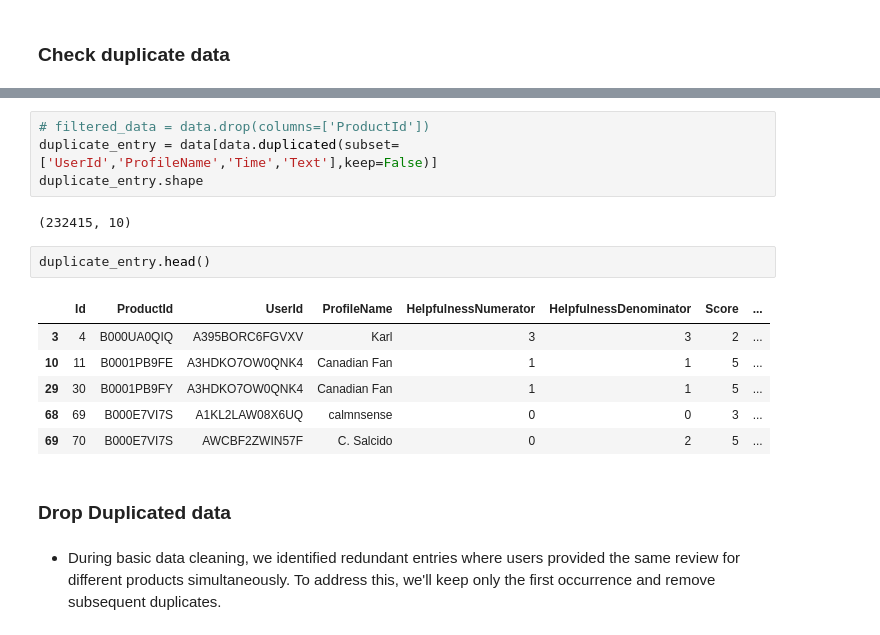
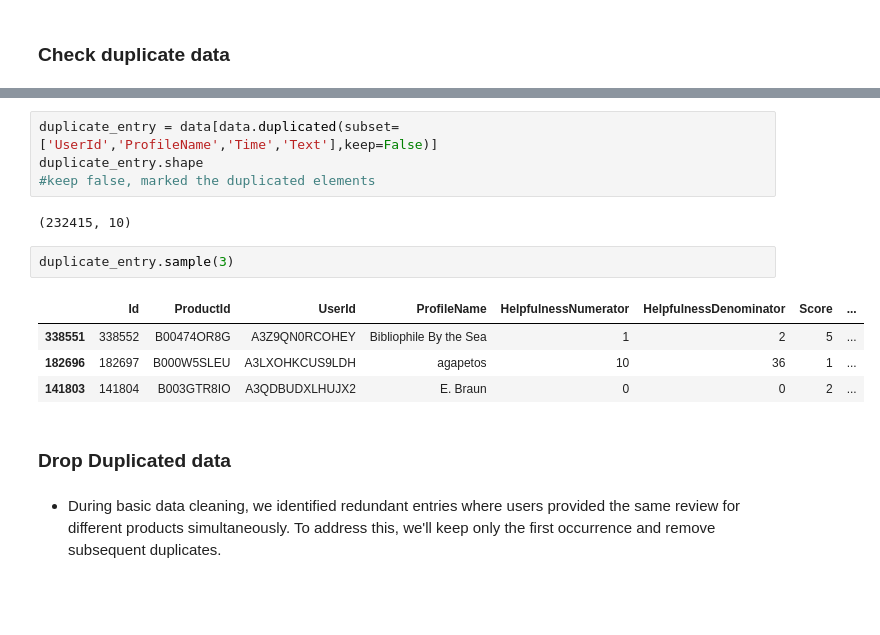
Before and after one commit to 87tana/NLP_SentimentAnalysis, a Jupyter notebook: EDA_Feature Engineering_Preprocessing.ipynb, the cells around one changed output, grey strips where cells are left out. Cells and saved outputs as stored; diff of their text form; blank space fills up the shorter version.

```diff
--- a/EDA_Feature Engineering_Preprocessing.ipynb
+++ b/EDA_Feature Engineering_Preprocessing.ipynb
@@ -111,20 +135,18 @@ dtype: bool
 # %%
-# filtered_data = data.drop(columns=['ProductId'])
 duplicate_entry = data[data.duplicated(subset=['UserId','ProfileName','Time','Text'],keep=False)]
 duplicate_entry.shape
+#keep false, marked the duplicated elements
 # %% [output]
 (232415, 10)
 # %%
-duplicate_entry.head()
+duplicate_entry.sample(3)
 # %% [output]
 |  | Id | ProductId | UserId | ProfileName | HelpfulnessNumerator | HelpfulnessDenominator | Score | ... |
-| 3 | 4 | B000UA0QIQ | A395BORC6FGVXV | Karl | 3 | 3 | 2 | ... |
-| 10 | 11 | B0001PB9FE | A3HDKO7OW0QNK4 | Canadian Fan | 1 | 1 | 5 | ... |
-| 29 | 30 | B0001PB9FY | A3HDKO7OW0QNK4 | Canadian Fan | 1 | 1 | 5 | ... |
-| 68 | 69 | B000E7VI7S | A1KL2LAW08X6UQ | calmnsense | 0 | 0 | 3 | ... |
-| 69 | 70 | B000E7VI7S | AWCBF2ZWIN57F | C. Salcido | 0 | 2 | 5 | ... |
+| 338551 | 338552 | B00474OR8G | A3Z9QN0RCOHEY | Bibliophile By the Sea | 1 | 2 | 5 | ... |
+| 182696 | 182697 | B000W5SLEU | A3LXOHKCUS9LDH | agapetos | 10 | 36 | 1 | ... |
+| 141803 | 141804 | B003GTR8IO | A3QDBUDXLHUJX2 | E. Braun | 0 | 0 | 2 | ... |
-# %% [markdown]
-### Drop Duplicated data
+# %% [markdown]
+### Drop Duplicated data
 # %% [markdown]
 - During basic data cleaning, we identified redundant entries where users provided the same review for different products simultaneously. To address this, we'll keep only the first occurrence and remove subsequent duplicates.
 # %%
```
Also changed, not shown: parts of 48 cells of this notebook.
